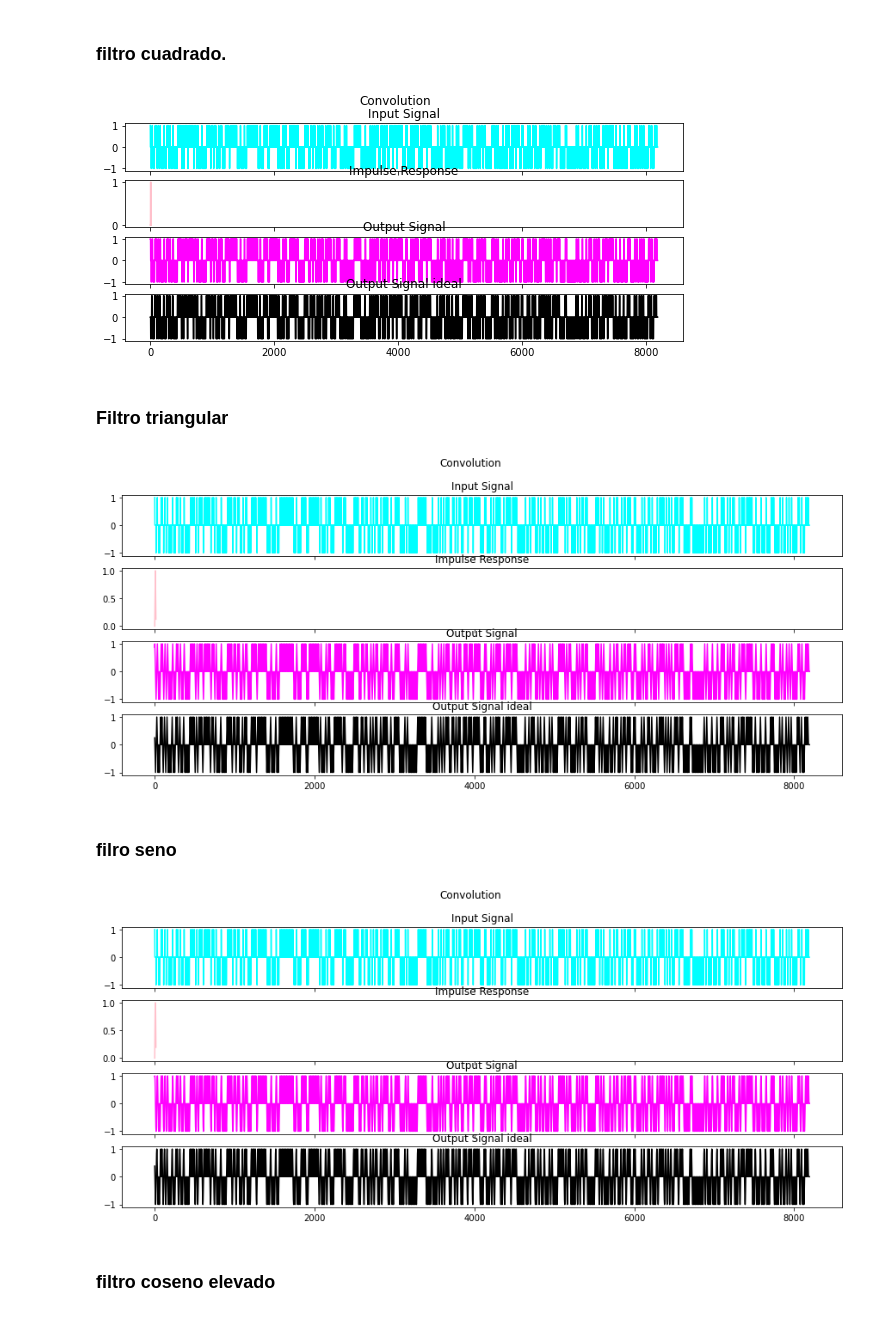
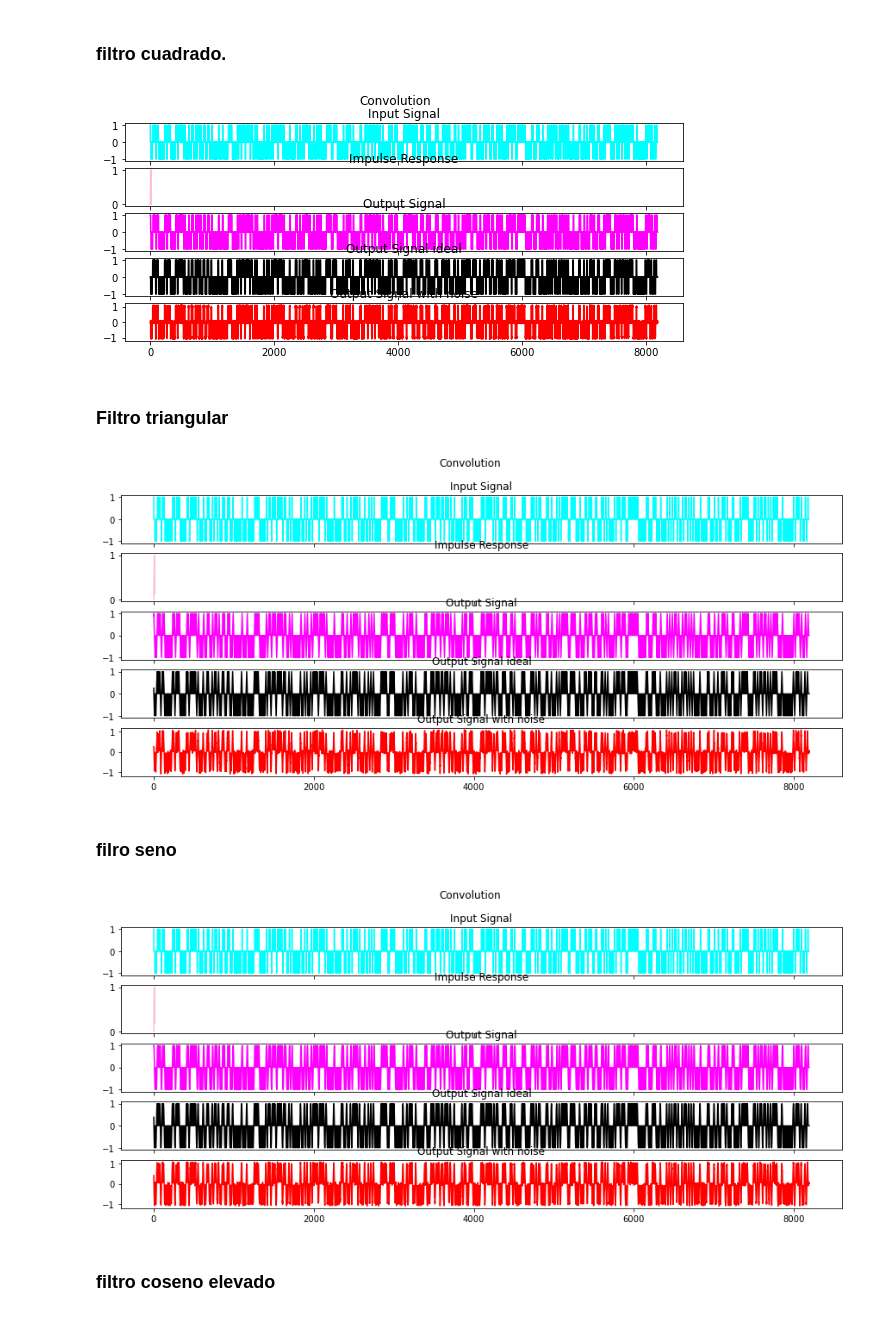
Before and after one commit to jonathancagua/PDS, a Jupyter notebook: CURSO/1_TP3.ipynb, the cells around one changed output. Cells and saved outputs as stored; diff of their text form; code cells hidden in the pictures.

```diff
--- a/CURSO/1_TP3.ipynb
+++ b/CURSO/1_TP3.ipynb
@@ -143,27 +144,36 @@ El filtro h representa al canal y en este caso será un canal ideal, es decir, t
 # %%
 h_signal = np.zeros(M)
 h_signal[0] = 1
+# %%
+def noise(amp):
+    return amp * (random() - 0.5)
 # %% [markdown]
 ### filtro cuadrado.
 # %%
 pulso_cuadrado_conv = sc.convolve(d_signal,pulso_cuadrado, mode='same')
 
 pulso_cuadrado_ide_conv = sc.convolve(pulso_cuadrado_conv,h_signal, mode='same')
+noise_cuadrada = []
+for b_c in pulso_cuadrado_ide_conv:
+    noise_cuadrada.append(b_c + noise(0.20))
 
-f,plt_arr = plt.subplots(4,sharex=True)
+f,plt_arr = plt.subplots(5,sharex=True)
 f.suptitle("Convolution")
 plt_arr[0].plot(d_signal, color ='cyan')
 plt_arr[0].set_title("Input Signal")
 plt_arr[1].plot(pulso_cuadrado, color ='pink')
 plt_arr[1].set_title("Impulse Response")
 plt_arr[2].plot(pulso_cuadrado_conv, color ='magenta')
 plt_arr[2].set_title("Output Signal")
 plt_arr[3].plot(pulso_cuadrado_ide_conv, color ='black')
 plt_arr[3].set_title("Output Signal ideal")
+
+plt_arr[4].plot(noise_cuadrada, color ='red')
+plt_arr[4].set_title("Output Signal with noise")
 plt.rcParams["figure.figsize"] = [15,6]
 plt.show()
 # %% [output]
-[figure, old version]
+[figure, new version]
 # %% [markdown]
 ### Filtro triangular
 # %%
@@ -171,7 +181,11 @@ pulso_triangular_conv = sc.convolve(d_signal,pulso_triangular, mode='same')
 
 pulso_triangular_ide_conv = sc.convolve(pulso_triangular_conv,h_signal, mode='same')
 
-f,plt_arr = plt.subplots(4,sharex=True)
+noise_triangular = []
+for b_t in pulso_triangular_ide_conv:
+    noise_triangular.append(b_t + noise(0.20))
+
+f,plt_arr = plt.subplots(5,sharex=True)
 f.suptitle("Convolution")
 plt_arr[0].plot(d_signal, color ='cyan')
 plt_arr[0].set_title("Input Signal")
@@ -181,17 +195,23 @@ plt_arr[2].plot(pulso_triangular_conv, color ='magenta')
 plt_arr[2].set_title("Output Signal")
 plt_arr[3].plot(pulso_triangular_ide_conv, color ='black')
 plt_arr[3].set_title("Output Signal ideal")
+plt_arr[4].plot(noise_triangular, color ='red')
+plt_arr[4].set_title("Output Signal with noise")
 plt.rcParams["figure.figsize"] = [15,6]
 plt.show()
 # %% [output]
-[figure, old version]
+[figure, new version]
 # %% [markdown]
 ### filro seno
 # %%
 pulso_seno_conv = sc.convolve(d_signal,pulso_seno, mode='same')
 pulso_seno_ide_conv = sc.convolve(pulso_seno_conv,h_signal, mode='same')
 
-f,plt_arr = plt.subplots(4,sharex=True)
+noise_seno = []
+for b_t in pulso_seno_ide_conv:
+    noise_seno.append(b_t + noise(0.20))
+
+f,plt_arr = plt.subplots(5,sharex=True)
 f.suptitle("Convolution")
 plt_arr[0].plot(d_signal, color ='cyan')
 plt_arr[0].set_title("Input Signal")
@@ -201,10 +221,12 @@ plt_arr[2].plot(pulso_seno_conv, color ='magenta')
 plt_arr[2].set_title("Output Signal")
 plt_arr[3].plot(pulso_seno_ide_conv, color ='black')
 plt_arr[3].set_title("Output Signal ideal")
+plt_arr[4].plot(noise_seno, color ='red')
+plt_arr[4].set_title("Output Signal with noise")
 plt.rcParams["figure.figsize"] = [15,6]
 plt.show()
 # %% [output]
-[figure, old version]
+[figure, new version]
 # %% [markdown]
 ### filtro coseno elevado
 # %%
```
Also changed, not shown: parts of 7 cells of this notebook.
